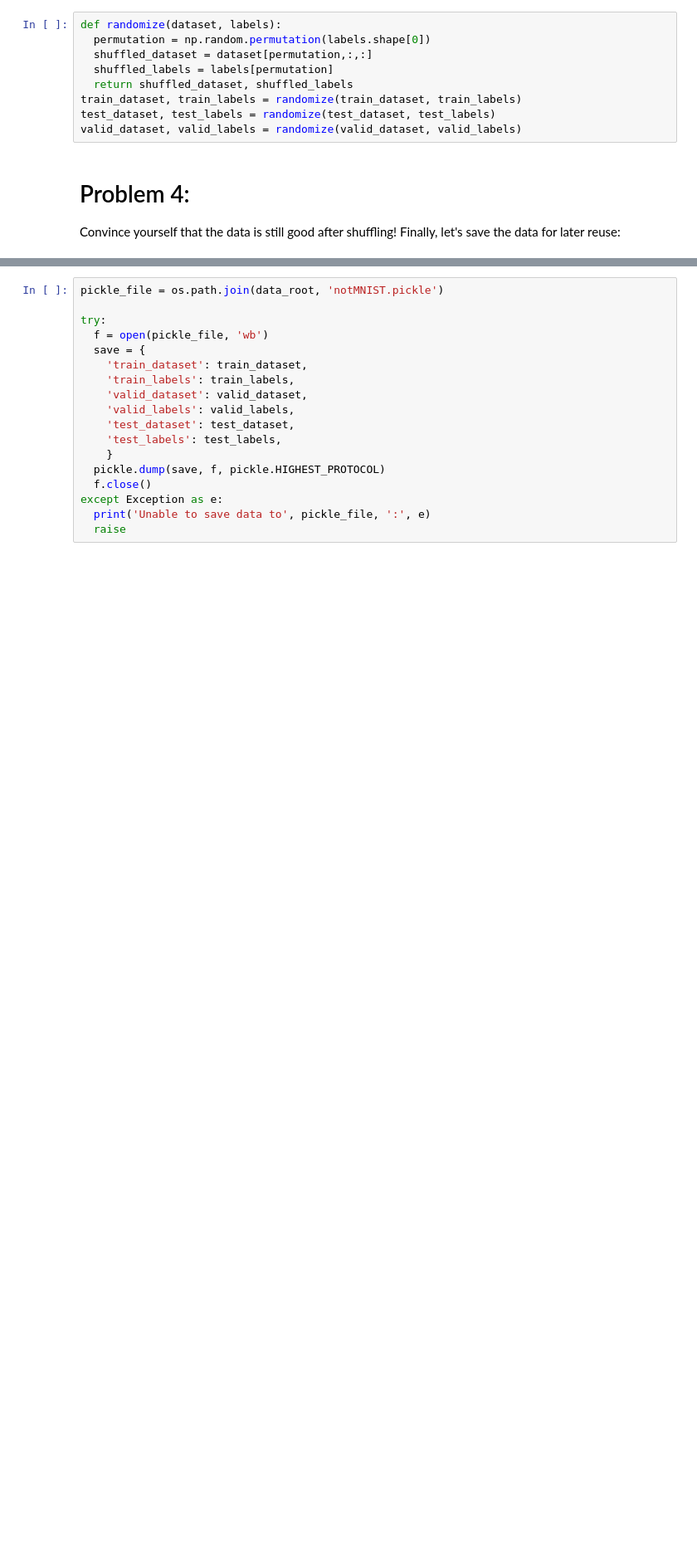
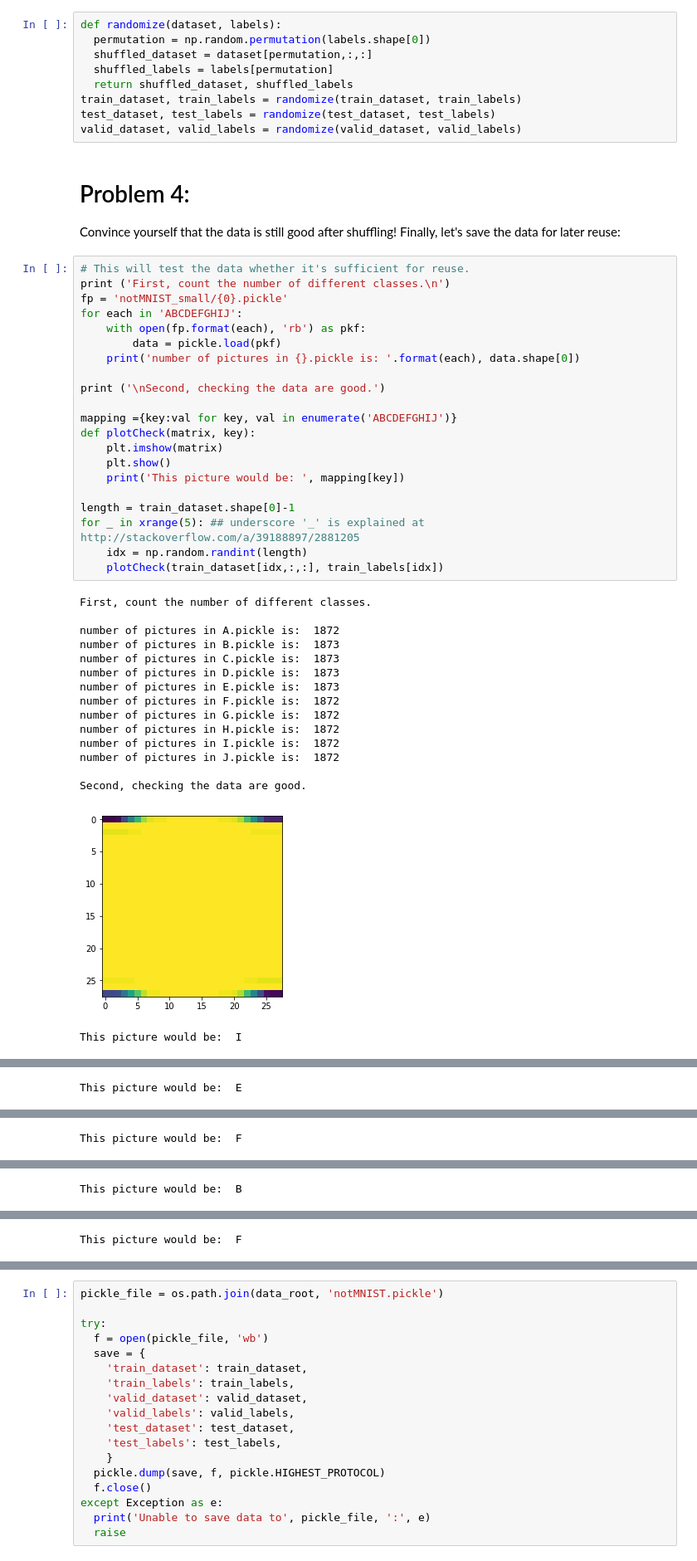
Before and after one commit to ttungl/Deep-Learning, a Jupyter notebook: Lesson1/DeepLearning_assignment_1.ipynb, the cells around one changed output, grey strips where cells are left out. Shown: that part at 83% size. Saved outputs shown, nothing was run; the diff lists cells and outputs as text; blank space fills up the shorter version.

```diff
--- a/Lesson1/DeepLearning_assignment_1.ipynb
+++ b/Lesson1/DeepLearning_assignment_1.ipynb
@@ -267,3 +267,41 @@ valid_dataset, valid_labels = randomize(valid_dataset, valid_labels)
 # Problem 4:
 Convince yourself that the data is still good after shuffling!
 Finally, let's save the data for later reuse:
+# %%
+# This will test the data whether it's sufficient for reuse.
+print ('First, count the number of different classes.\n')
+fp = 'notMNIST_small/{0}.pickle'
+for each in 'ABCDEFGHIJ':
+    with open(fp.format(each), 'rb') as pkf:
+        data = pickle.load(pkf)
+    print('number of pictures in {}.pickle is: '.format(each), data.shape[0])
+
+print ('\nSecond, checking the data are good.')
+
+mapping ={key:val for key, val in enumerate('ABCDEFGHIJ')}
+def plotCheck(matrix, key):
+    plt.imshow(matrix)
+    plt.show()
+    print('This picture would be: ', mapping[key])
+
+length = train_dataset.shape[0]-1
+for _ in xrange(5): ## underscore '_' is explained at http://stackoverflow.com/a/39188897/2881205
+    idx = np.random.randint(length)
+    plotCheck(train_dataset[idx,:,:], train_labels[idx])
+# %% [output]
+First, count the number of different classes.
+
+number of pictures in A.pickle is:  1872
+number of pictures in B.pickle is:  1873
+number of pictures in C.pickle is:  1873
+number of pictures in D.pickle is:  1873
+number of pictures in E.pickle is:  1873
+number of pictures in F.pickle is:  1872
+number of pictures in G.pickle is:  1872
+number of pictures in H.pickle is:  1872
+number of pictures in I.pickle is:  1872
+number of pictures in J.pickle is:  1872
+
+Second, checking the data are good.
+[figure, added]
+This picture would be:  I
@@ -269,0 +309 @@ Finally, let's save the data for later reuse:
+This picture would be:  E
@@ -269,0 +311 @@ Finally, let's save the data for later reuse:
+This picture would be:  F
@@ -269,0 +313 @@ Finally, let's save the data for later reuse:
+This picture would be:  B
@@ -269,0 +315 @@ Finally, let's save the data for later reuse:
+This picture would be:  F
```
Also changed, not shown: parts of 2 cells of this notebook.
